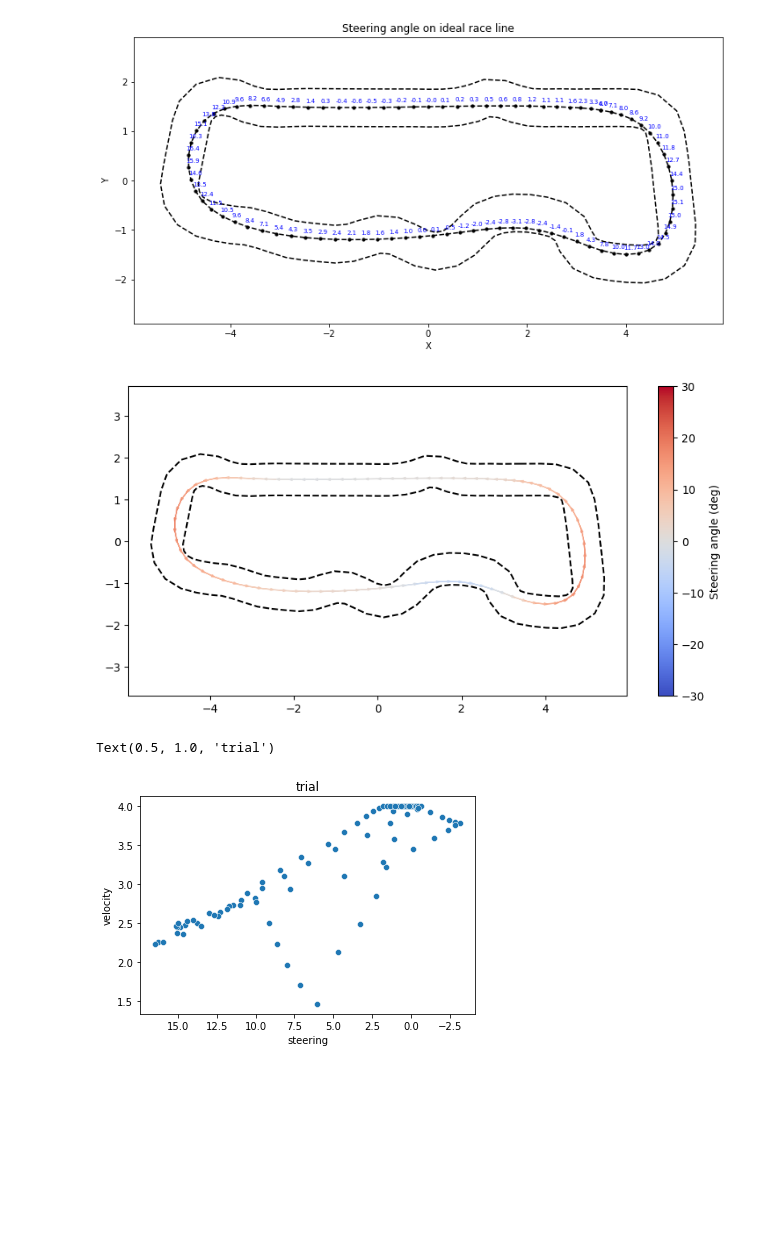
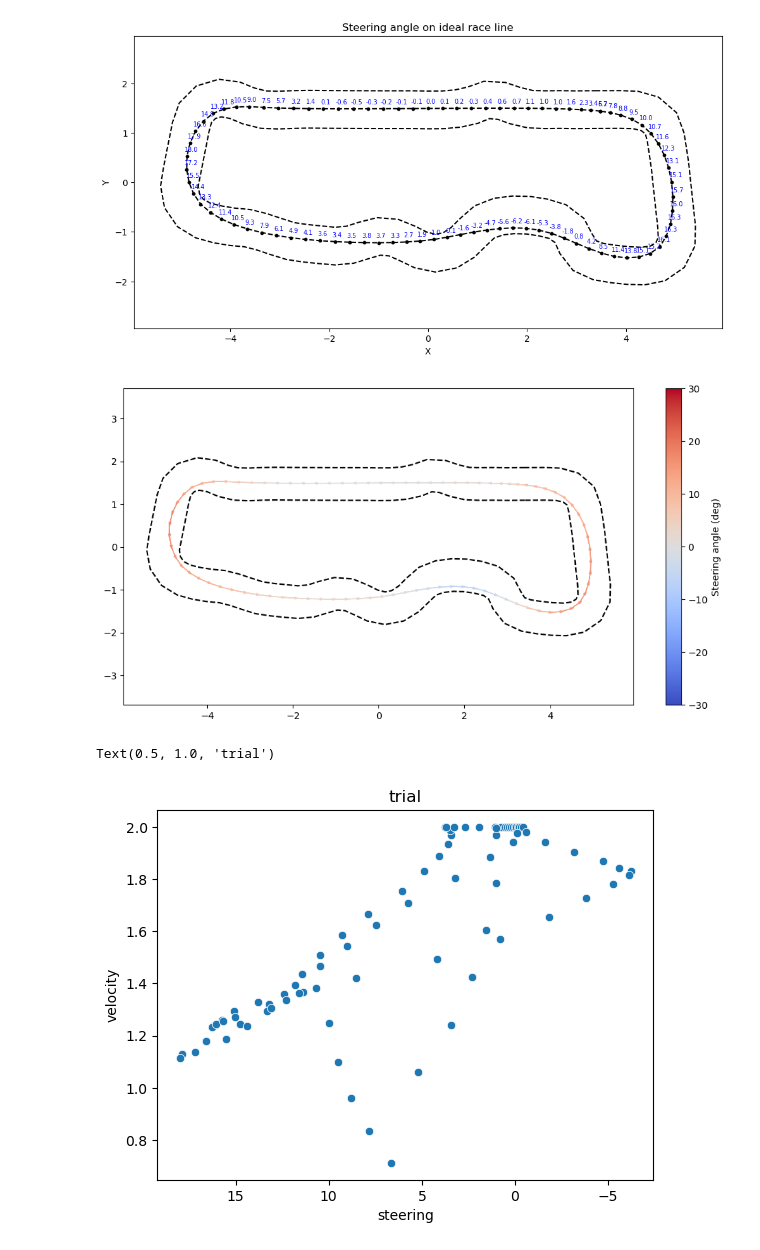
Before and after one commit to nachtdenkerr/42Horsepower, a Jupyter notebook: pre_compute.ipynb, the cells around one changed output. Drawn from its saved outputs; the diff is of its cells as text; code cells hidden in the pictures; blank space fills up the shorter version.

```diff
--- a/pre_compute.ipynb
+++ b/pre_compute.ipynb
@@ -57,7 +65,7 @@ def x_perc_width(waypoint, perc_width):
 
     return [center_x, center_y, inner_x_new, inner_y_new, outer_x_new, outer_y_new]
 
-PERC_WIDTH = 0.8
+PERC_WIDTH = 0.7
 waypoints_new = [x_perc_width(waypoint, perc_width=PERC_WIDTH) for waypoint in waypoints]
 waypoints_new = np.asarray(waypoints_new)
 
@@ -76,7 +84,7 @@ XI_ITERATIONS=4
 
 # Number of times to scan the entire race track to iterate
 # 500 will get a good start, 1500 will be closer to optimal result
-LINE_ITERATIONS=1000
+LINE_ITERATIONS=800
 
 def menger_curvature(pt1, pt2, pt3, atol=1e-3):
 
@@ -166,10 +174,11 @@ def calculate_vector_angle_on_track(line):
 	# Compute direction vectors between consecutive points
 	directions = np.roll(line, -1, axis=0) - line
 	directions[N - 1] = directions[0]
-	# directions = directions[:N - 1]
 	# Compute angles in degrees (-180 to 180)
 	track_angles = np.degrees(np.arctan2(directions[:, 1], directions[:, 0]))
-	track_angles = (track_angles + 180) % 360 -180
+	for i in range(len(track_angles)):
+		if track_angles[i] > 180.0:
+			track_angles[i] = 360.0 - track_angles
 	return track_angles
 # %%
 # --- Calculate angle difference from one point to N point ahead ---
@@ -257,5 +265,6 @@ plot_track_angle_diff(ideal_race_line, 7)
 # %%
 one_point_angle_diff = np.roll(ideal_track_angles, -1, axis=0) - ideal_track_angles
+one_point_angle_diff = (one_point_angle_diff + 180) % 360 - 180
 xs, ys = ideal_race_line[:, 0], ideal_race_line[:, 1]
 plt.figure(figsize=(12, 6))
 plt.plot(xs, ys, "w-", linewidth=1, label="Track center")
@@ -521,7 +529,7 @@ plt.xlabel("X")
 plt.ylabel("Y")
 plt.show()
 # %% [output]
-[figure, old version]
+[figure, new version]
 # %%
 def plot_steering_on_track(ax, XY, steering_deg, scale=0.3, cmap="coolwarm"):
     """
@@ -558,16 +566,16 @@ fig, ax = plot_track(center_line, inner_border, outer_border)
 plot_steering_on_track(ax, ideal_race_line, steer_deg, scale=0.3, cmap="coolwarm")
 plt.show()
 # %% [output]
-[figure, old version]
+[figure, new version]
 # %%
-all_actions = pd.DataFrame({"velocity":speedy,
+all_actions = pd.DataFrame({"velocity":speedy * 0.5,
                             "steering":steer_deg})
 ax = sns.scatterplot(data=all_actions, x="steering", y="velocity")
 ax.invert_xaxis()
 ax.set_title(f"trial")
 # %% [output]
 Text(0.5, 1.0, 'trial')
-[figure, old version]
+[figure, new version]
 # %%
 speedy_scaled = np.zeros((len(speedy), 1))
 speedy_scaled
```
Also changed, not shown: parts of 13 cells of this notebook, 17 other files.
